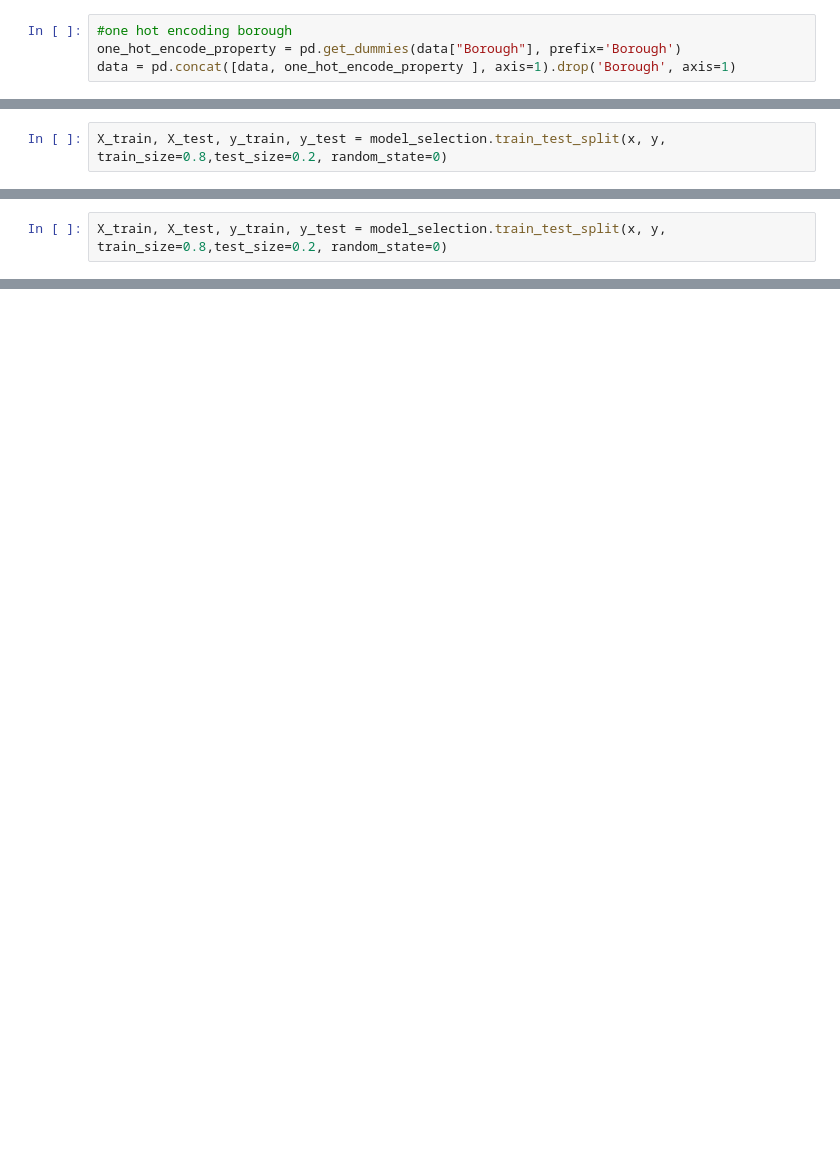
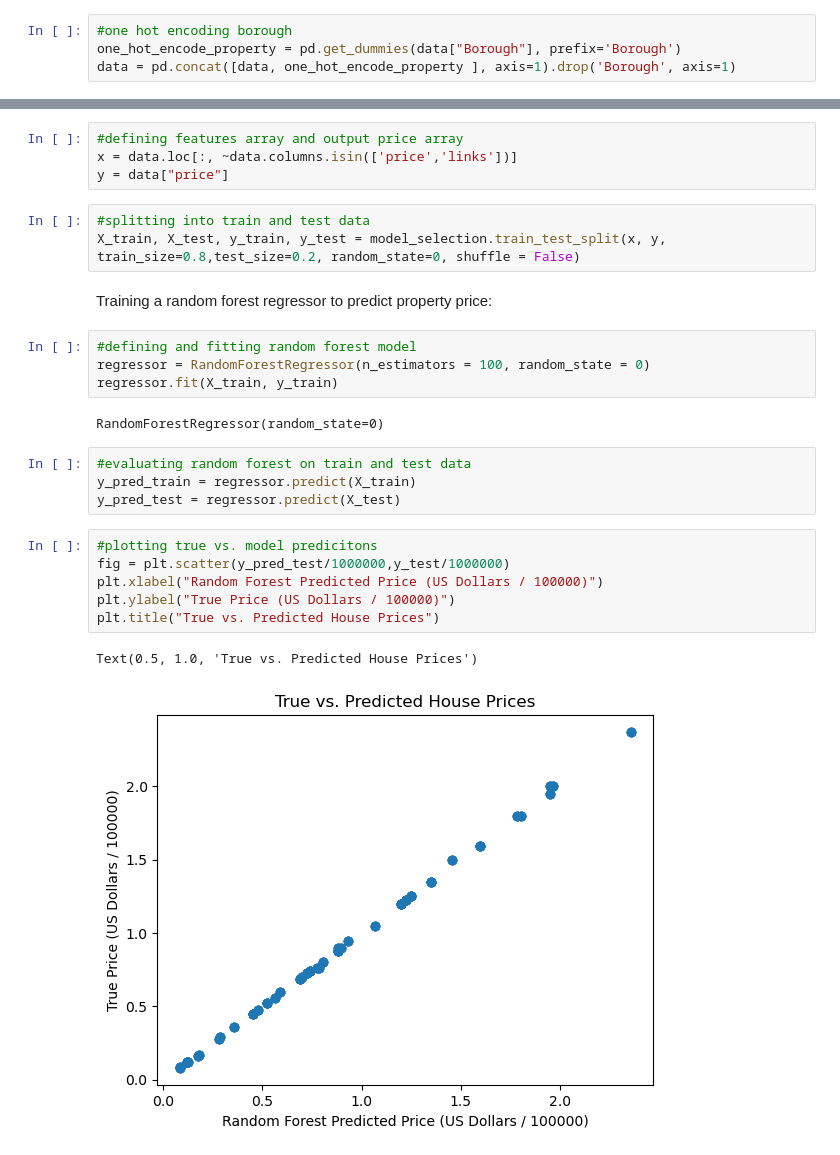
Before and after one commit to ethanstanley/Real-Estate-Predictor, a Jupyter notebook: house_value_model.ipynb, the cells around one changed output, grey strips where cells are left out. Cells and saved outputs as stored; diff of their text form; blank space fills up the shorter version.

```diff
--- a/house_value_model.ipynb
+++ b/house_value_model.ipynb
@@ -211,2 +60,0 @@ y = data["price"]
-# %%
-X_train, X_test, y_train, y_test = model_selection.train_test_split(x, y, train_size=0.8,test_size=0.2, random_state=0)
@@ -279,2 +60,0 @@ y = np.array(data_dropped["price"])
-# %%
-X_train, X_test, y_train, y_test = model_selection.train_test_split(x, y, train_size=0.8,test_size=0.2, random_state=0)
@@ -359,0 +61,28 @@ model.evaluate(X_test, y_test)
+# %%
+#defining features array and output price array
+x = data.loc[:, ~data.columns.isin(['price','links'])]
+y = data["price"]
+# %%
+#splitting into train and test data
+X_train, X_test, y_train, y_test = model_selection.train_test_split(x, y, train_size=0.8,test_size=0.2, random_state=0, shuffle = False)
+# %% [markdown]
+Training a random forest regressor to predict property price:
+# %%
+#defining and fitting random forest model
+regressor = RandomForestRegressor(n_estimators = 100, random_state = 0)
+regressor.fit(X_train, y_train)
+# %% [output]
+RandomForestRegressor(random_state=0)
+# %%
+#evaluating random forest on train and test data
+y_pred_train = regressor.predict(X_train)
+y_pred_test = regressor.predict(X_test)
+# %%
+#plotting true vs. model predicitons
+fig = plt.scatter(y_pred_test/1000000,y_test/1000000)
+plt.xlabel("Random Forest Predicted Price (US Dollars / 100000)")
+plt.ylabel("True Price (US Dollars / 100000)")
+plt.title("True vs. Predicted House Prices")
+# %% [output]
+Text(0.5, 1.0, 'True vs. Predicted House Prices')
+[figure, added]
```
Also changed, not shown: parts of 60 cells of this notebook, 3 other files.
